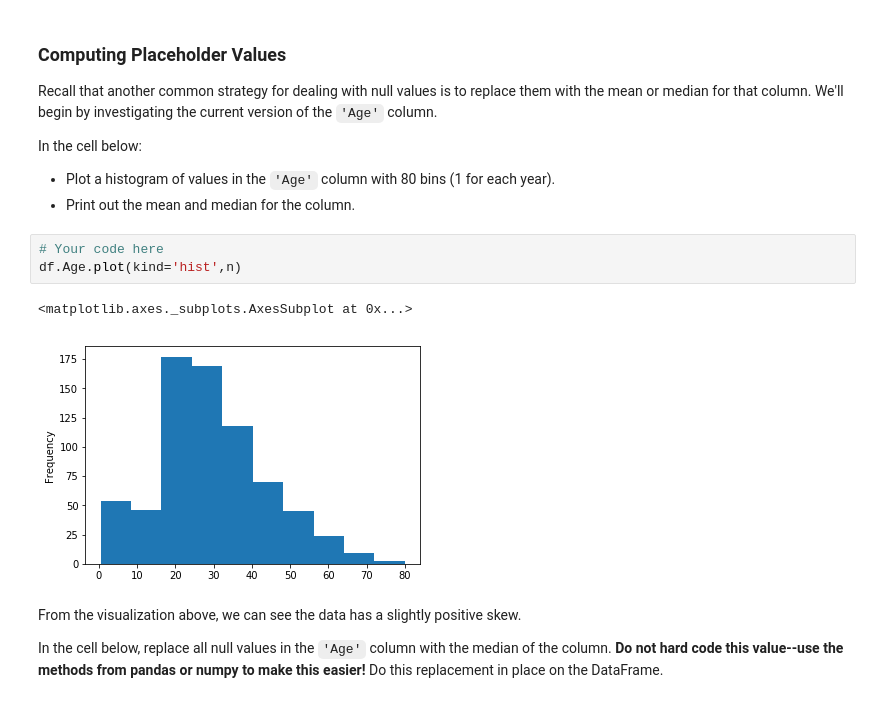
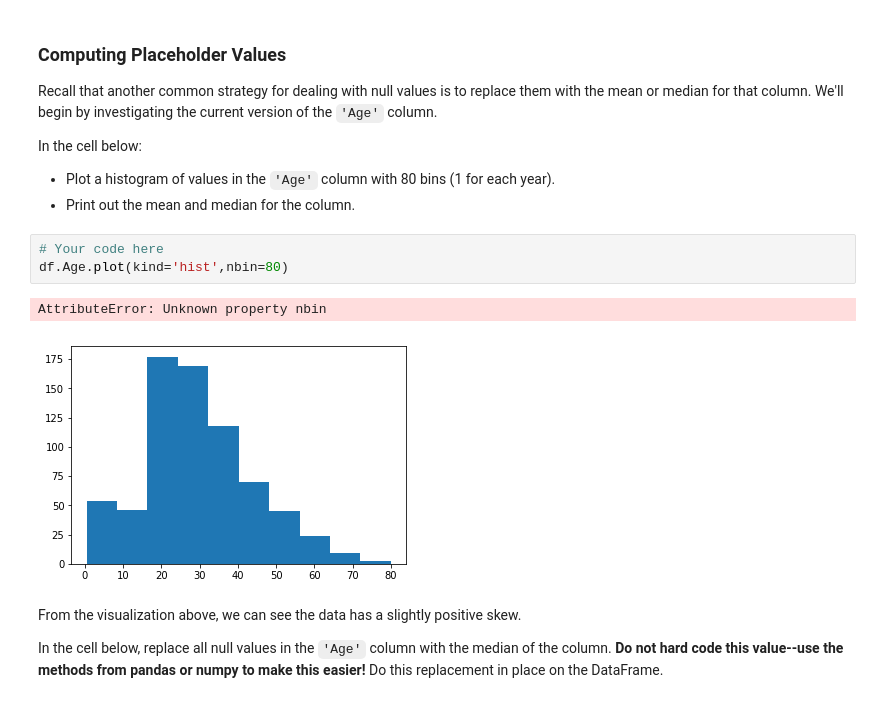
Before and after one commit to ColinFangshu/dsc-dealing-missing-data-lab-seattle-ds-career-051319, a Jupyter notebook: index.ipynb, the cells around one changed output. Drawn from its saved outputs; the diff is of its cells as text.

```diff
--- a/index.ipynb
+++ b/index.ipynb
@@ -159,10 +159,10 @@ In the cell below:
 * Print out the mean and median for the column.
 # %%
 # Your code here
-df.Age.plot(kind='hist',n)
+df.Age.plot(kind='hist',nbin=80)
 # %% [output]
-<matplotlib.axes._subplots.AxesSubplot at 0x...>
+AttributeError: Unknown property nbin
-[figure, old version]
+[figure, new version]
 # %% [markdown]
 From the visualization above, we can see the data has a slightly positive skew.
 
```
